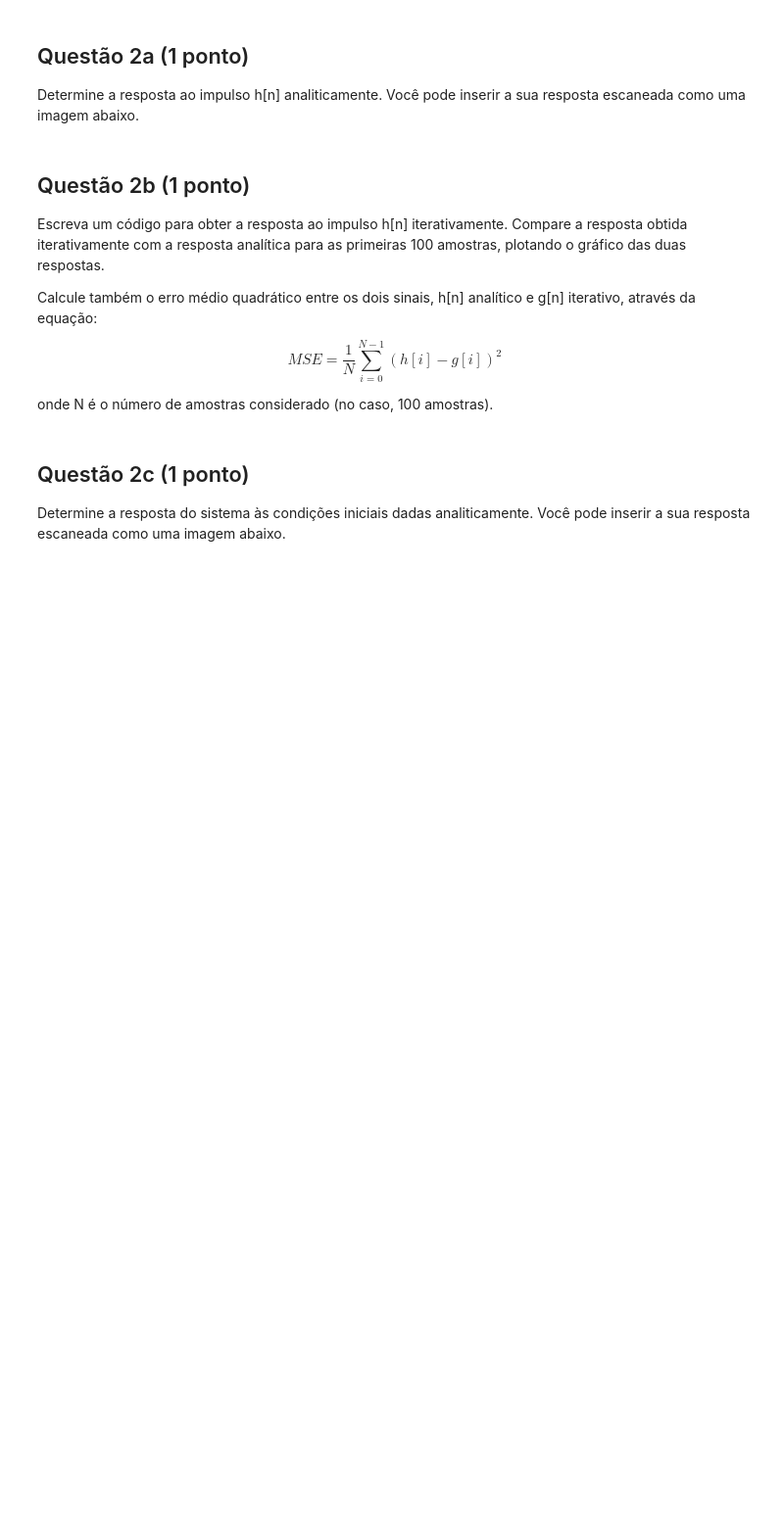
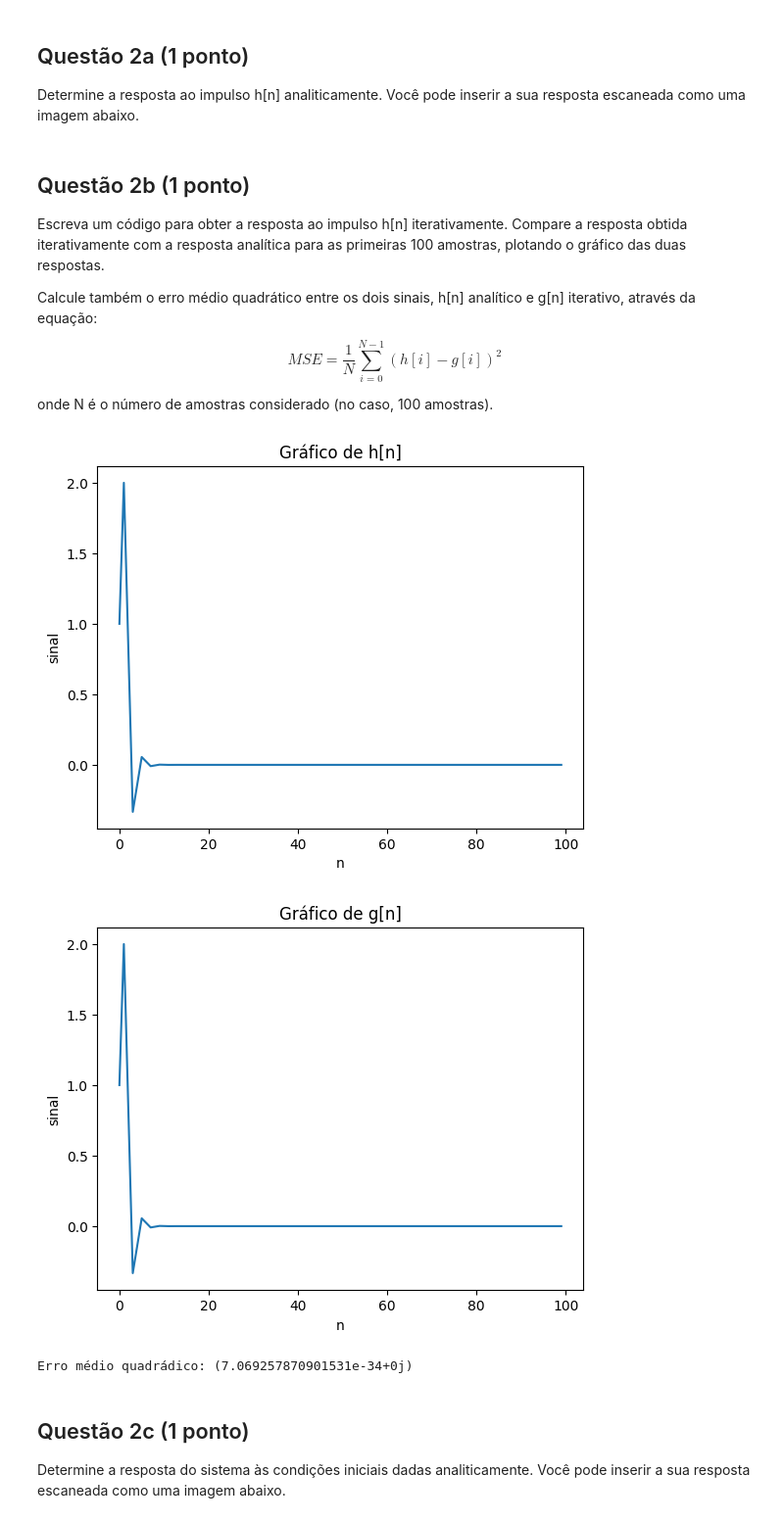
Before and after one commit to leopcortes/unb, a Jupyter notebook: sstd/Projeto1/200030582-projeto1.ipynb, the cells around one changed output. Shown: that part at 98% size. Cells and saved outputs as stored; diff of their text form; code cells hidden in the pictures; blank space fills up the shorter version.

```diff
--- a/sstd/Projeto1/200030582-projeto1.ipynb
+++ b/sstd/Projeto1/200030582-projeto1.ipynb
@@ -8,7 +8,7 @@ from PIL import Image
 import IPython.display
 import time
 
-def δ(n):
+def delta(n):
     if n == 0:
         return 1
     else:
@@ -179,3 +171,50 @@ onde N é o número de amostras considerado (no caso, 100 amostras).
+# %%
+### Código da questão 2b.
+def sinal_iterativo(n):
+    if n <= -1:
+        return 0
+    else:
+        resultado = delta(n) + 2*delta(n-1) + delta(n-2) - (sinal_iterativo(n-2)/6)
+        return resultado
+
+def sinal_analitico(n):
+    if n < 0:
+        return 0
+    else:
+        c1 = (-((2j * np.sqrt(6) + 5) / 2) * (np.power(1j / np.sqrt(6), n)))
+        c2 = ((2j * np.sqrt(6) - 5) / 2) * (np.power(-1j / np.sqrt(6), n))
+        resultado = (6*delta(n)) + c1 + c2
+        return resultado
+
+def erro(sinal1, sinal2):
+    mse = 0
+    for i in range(len(sinal1)):
+        mse += (sinal1[i] - sinal2[i])**2
+    resultado = mse/len(sinal1)
+    return resultado
+
+hn, gn = [], []
+for i in range(100):
+    hn.append(sinal_iterativo(i))
+    gn.append(sinal_analitico(i))
+
+plt.plot(hn)
+plt.title("Gráfico de h[n]")
+plt.xlabel("n")
+plt.ylabel("sinal")
+plt.show()
+
+plt.plot(gn)
+plt.title("Gráfico de g[n]")
+plt.xlabel("n")
+plt.ylabel("sinal")
+plt.show()
+
+print(f"Erro médio quadrádico: {erro(hn,gn)}")
+# %% [output]
+[figure, added]
+[figure, added]
+Erro médio quadrádico: (7.069257870901531e-34+0j)
 # %% [markdown]
 ## Questão 2c (1 ponto)
 
```
Also changed, not shown: parts of 2 cells of this notebook.
